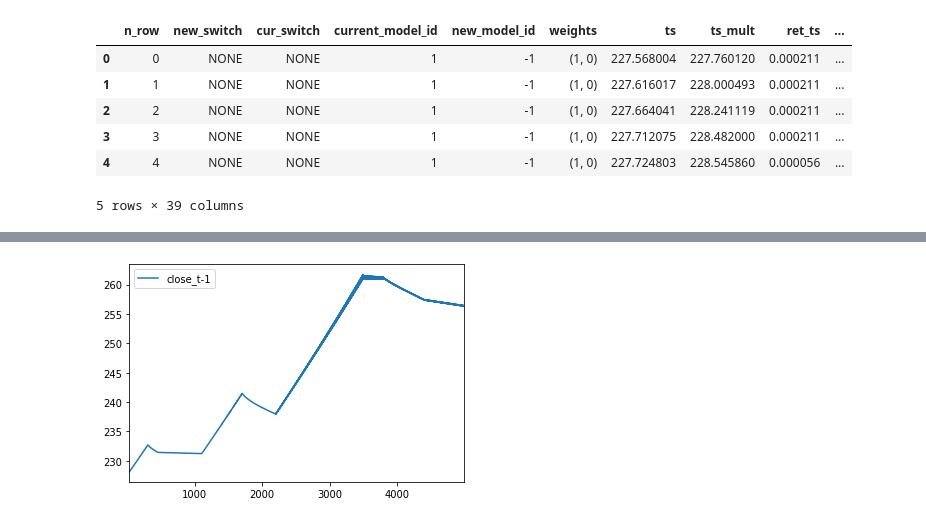
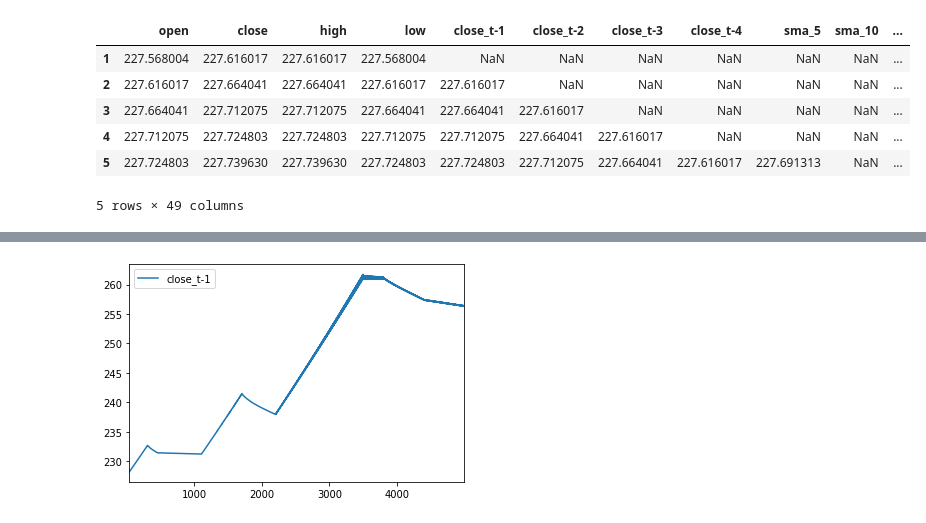
Before and after one commit to cetrulin/regime-switching-series-generator, a Jupyter notebook: notebooks/INDICATORS_DATASET_TS-GENERATOR.ipynb, the cells around one changed output, grey strips where cells are left out. Saved outputs shown, nothing was run; the diff lists cells and outputs as text; code cells hidden in the pictures.

```diff
--- a/notebooks/INDICATORS_DATASET_TS-GENERATOR.ipynb
+++ b/notebooks/INDICATORS_DATASET_TS-GENERATOR.ipynb
@@ -49,3 +19,14 @@ indicator = {'sma': abstract.Function('sma'),
+# %%
+# Creating a dictionary of technical indicators using TALib abstract API
+indicators = ['sma','ema','wma','mom','stoch','macd' ,'rsi' ,'willr',
+              'adosc' ,'cci','adx','aroon' ,'bbands','obv' ,'trima',
+              'roc' ,'rocr','stochf','medprice','typprice','wclprice',
+              'atr','macdfix','mfi' ,'sar' ,'ppo']
+
+def get_indicator(ind: str):
+    return abstract.Function(ind)
+
+# Add as many indicators as necessary: see all indicators in https://mrjbq7.github.io/ta-lib/
 # %%
 # Paths
 # Paths for symbols (not eft)
@@ -74,0 +44,12 @@ Name: close, dtype: float64
+# %%
+# Open file
+df=pd.read_csv(file)
+df['close'] = df[FIELD]
+df['open'] = df[FIELD].shift(1) # close value of previous period/row
+initial_len = len(df)
+df.dropna(inplace=True) # remove first row as open is NaN
+assert len(df) + 1 == initial_len
+df['high'] = pd.np.maximum(df['open'], df['close'])
+df['low'] = pd.np.minimum(df['open'], df['close'])
+df = df[['open','close','high','low']]
+df.head()
@@ -89,41 +85,37 @@ for column in timeseries:
 # %%
 # all the numbers here and below assume a default time period for ta params of 10 mins averages
 # change the other numbers (params of 5min and 20min and theremoval of 20 first mins of the day below) if the mins number is changed.
 # in that case change as well the time tag '_10' with the corresponding one.
 default_timerange=10
 # Set extra timeranges for moving averages
 extra_timeranges=[default_timerange/2, default_timerange, default_timerange*2, default_timerange*3]
 
 # ###########################################
 # Iterate and run list of indicators selected
 # All of them produced for 25 prior mins of data
 # ###########################################
-for key in list(indicator.keys()):
-    if key not in ['stoch', 'macd', 'willr', 'adosc', 'cci', 'adx',
-                   'aroon', 'bbands', 'obv', 'stochf', 'medprice',
-                   'typprice', 'wclprice', 'atr', 'macdfix', 'mfi',
-                   'sar']:  # avoiding indicators that need more than 1 series (more than close: ex: high/low)
+for ind in list(indicators):
+    if ind not in ['adosc', 'obv', 'mfi']:  # avoiding indicators that need volume
         # For indicators that only return one column (this will need to be modified depending on the selection of indicators)
-        if key in ['ema','sma','wma','trima']: # ,'macdfix']:
+        if ind in ['ema','sma','trima']:
             for timerange in extra_timeranges:
-                df[key+'_'+str(timerange)]=indicator[key](df, timeperiod=timerange)
-        elif key not in ['bbands','aroon','stoch','macd','macdfix','stochf']:
-            df[key+'_'+str(default_timerange)]=indicator[key](df, timeperiod=(default_timerange))
+                df[ind+'_'+str(int(timerange))] = get_indicator(ind)(df, timeperiod=timerange)
+        elif ind not in ['bbands','aroon','stoch','macd','macdfix','stochf']:
+            df[ind+'_'+str(int(default_timerange))] = get_indicator(ind)(df, timeperiod=(default_timerange))
         # Otherwise check the list of columns and return all
         else:
-            key_output=indicator[key](df, timeperiod=(default_timerange)) #, price='close')
+            key_output=get_indicator(ind)(df, timeperiod=(default_timerange)) #, price='close')
             for j in range(0,len(list(key_output.columns))):
-                df[key+'_'+key_output.columns[j]]=key_output[[j]]
-
+                df[ind+'_'+key_output.columns[int(j)]] = key_output[key_output.columns[j]]
 df.head()
 # %% [output]
-|  | n_row | new_switch | cur_switch | current_model_id | new_model_id | weights | ts | ts_mult | ret_ts | ... |
-| 0 | 0 | NONE | NONE | 1 | -1 | (1, 0) | 227.568004 | 227.760120 | 0.000211 | ... |
-| 1 | 1 | NONE | NONE | 1 | -1 | (1, 0) | 227.616017 | 228.000493 | 0.000211 | ... |
-| 2 | 2 | NONE | NONE | 1 | -1 | (1, 0) | 227.664041 | 228.241119 | 0.000211 | ... |
-| 3 | 3 | NONE | NONE | 1 | -1 | (1, 0) | 227.712075 | 228.482000 | 0.000211 | ... |
-| 4 | 4 | NONE | NONE | 1 | -1 | (1, 0) | 227.724803 | 228.545860 | 0.000056 | ... |
+|  | open | close | high | low | close_t-1 | close_t-2 | close_t-3 | close_t-4 | sma_5 | sma_10 | ... |
+| 1 | 227.568004 | 227.616017 | 227.616017 | 227.568004 | NaN | NaN | NaN | NaN | NaN | NaN | ... |
+| 2 | 227.616017 | 227.664041 | 227.664041 | 227.616017 | 227.616017 | NaN | NaN | NaN | NaN | NaN | ... |
+| 3 | 227.664041 | 227.712075 | 227.712075 | 227.664041 | 227.664041 | 227.616017 | NaN | NaN | NaN | NaN | ... |
+| 4 | 227.712075 | 227.724803 | 227.724803 | 227.712075 | 227.712075 | 227.664041 | 227.616017 | NaN | NaN | NaN | ... |
+| 5 | 227.724803 | 227.739630 | 227.739630 | 227.724803 | 227.724803 | 227.712075 | 227.664041 | 227.616017 | 227.691313 | NaN | ... |
-5 rows × 39 columns
+5 rows × 49 columns
 # %%
 def set_label(row):
     if row['close_t+1'] > row['close']: return 1
```
Also changed, not shown: parts of 7 cells of this notebook, 5 other files.
